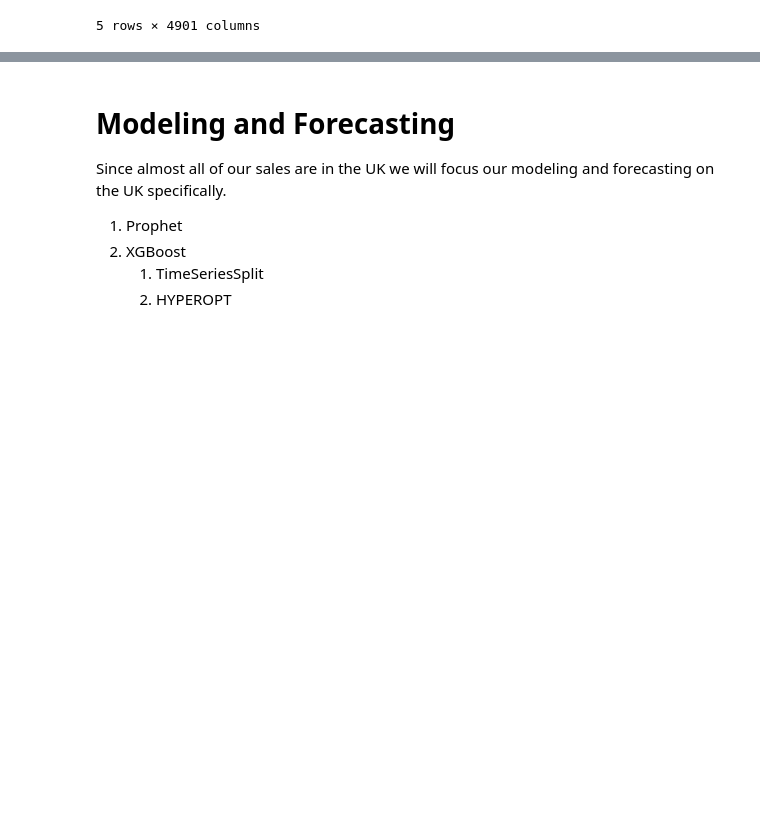
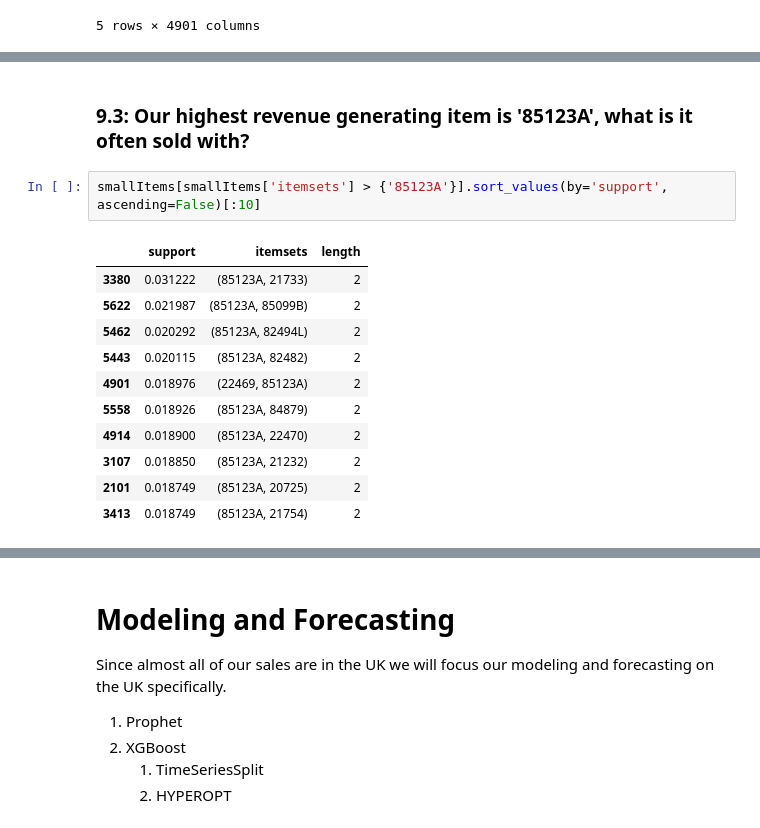
Before and after one commit to zadealfalah/salesSample, a Jupyter notebook: onlineRetail/retail.ipynb, the cells around one changed output, grey strips where cells are left out. Cells and saved outputs as stored; diff of their text form; blank space fills up the shorter version.

```diff
--- a/onlineRetail/retail.ipynb
+++ b/onlineRetail/retail.ipynb
@@ -495,0 +556,16 @@ apriori(ser, min_support=0.01)
+# %% [markdown]
+### 9.3: Our highest revenue generating item is '85123A', what is it often sold with?
+# %%
+smallItems[smallItems['itemsets'] > {'85123A'}].sort_values(by='support', ascending=False)[:10]
+# %% [output]
+|  | support | itemsets | length |
+| 3380 | 0.031222 | (85123A, 21733) | 2 |
+| 5622 | 0.021987 | (85123A, 85099B) | 2 |
+| 5462 | 0.020292 | (85123A, 82494L) | 2 |
+| 5443 | 0.020115 | (85123A, 82482) | 2 |
+| 4901 | 0.018976 | (22469, 85123A) | 2 |
+| 5558 | 0.018926 | (85123A, 84879) | 2 |
+| 4914 | 0.018900 | (85123A, 22470) | 2 |
+| 3107 | 0.018850 | (85123A, 21232) | 2 |
+| 2101 | 0.018749 | (85123A, 20725) | 2 |
+| 3413 | 0.018749 | (85123A, 21754) | 2 |
```
Also changed, not shown: parts of 25 cells of this notebook, 3 other files.
